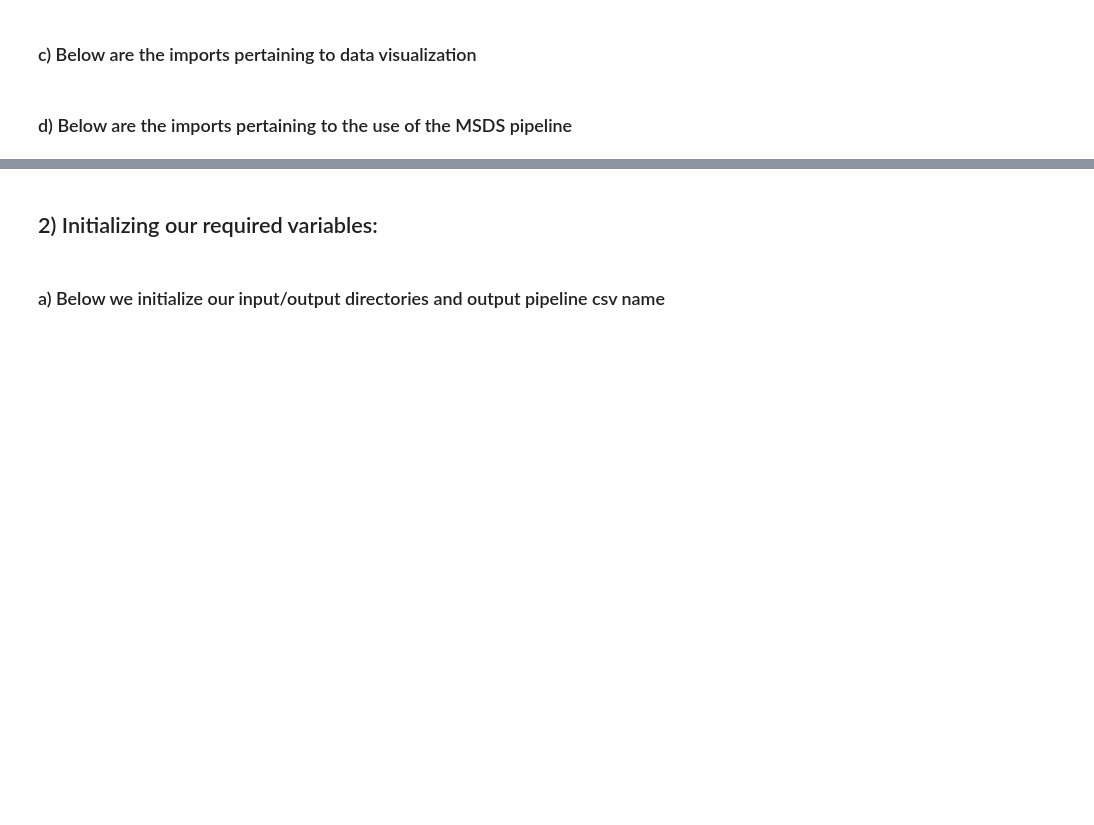
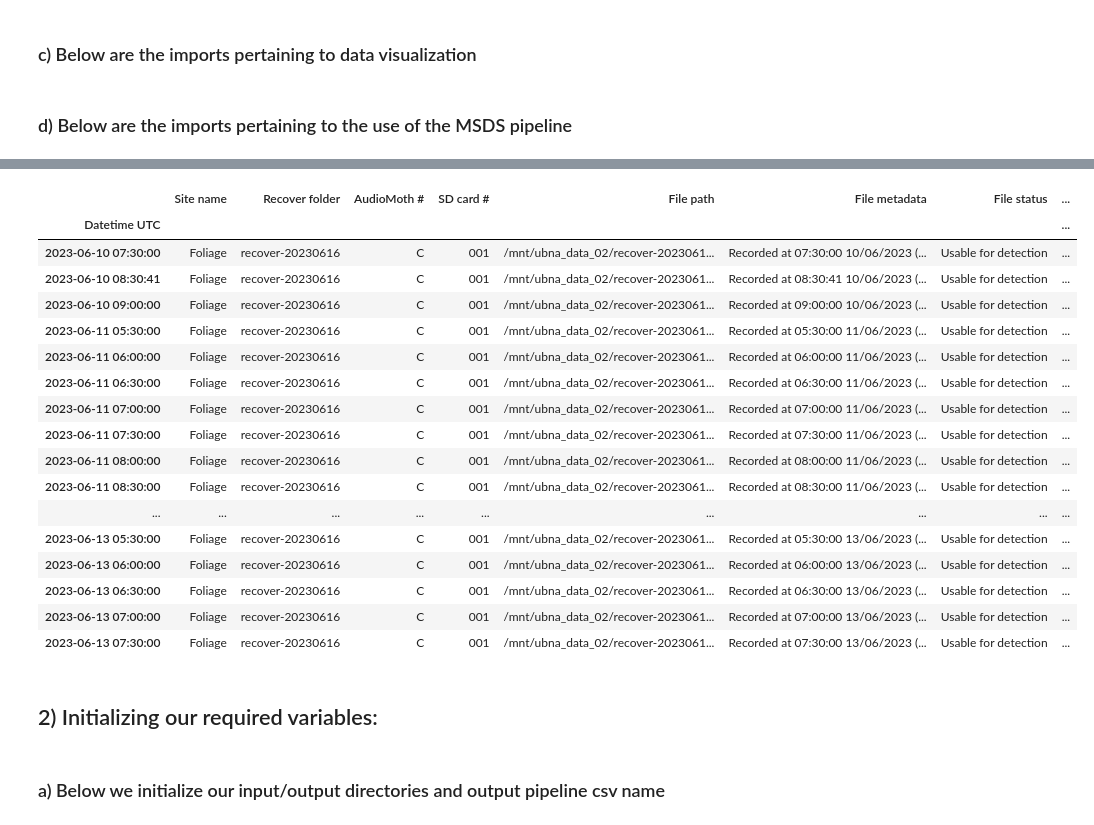
Before and after one commit to uw-echospace/bat-detector-msds, a Jupyter notebook: notebooks/test_batdetect2_pipeline.ipynb, the cells around one changed output, grey strips where cells are left out. Saved outputs shown, nothing was run; the diff lists cells and outputs as text; code cells hidden in the pictures; blank space fills up the shorter version.

```diff
--- a/notebooks/test_batdetect2_pipeline.ipynb
+++ b/notebooks/test_batdetect2_pipeline.ipynb
@@ -131,0 +76,5 @@ bd_dets
+# %%
+ubna_data_02_df = pd.read_csv('../output_dir/ubna_data_02_collected_audio_records.csv', index_col=0)
+ubna_data_02_df["Datetime UTC"] = pd.DatetimeIndex(ubna_data_02_df["Datetime UTC"])
+ubna_data_02_df.set_index("Datetime UTC", inplace=True)
+ubna_data_02_df
@@ -132,3 +96,31 @@ bd_dets
+# %%
+site_name_cond = ubna_data_02_df["Site name"] == "Foliage"
+recover_cond = ubna_data_02_df["Recover folder"] == "recover-20230616"
+sample_rate_cond = ubna_data_02_df["Sample rate"] == "192000"
+file_status_cond = ubna_data_02_df["File status"] == "Usable for detection"
+datetime_cond = np.logical_or((ubna_data_02_df.index).minute == 30, (ubna_data_02_df.index).minute == 0)
+
+filtered_df = ubna_data_02_df.loc[file_status_cond & site_name_cond & recover_cond & sample_rate_cond & datetime_cond]
+filtered_df.between_time("03:00", "13:30", inclusive="left").sort_index()[0:50]
+# %% [output]
+|  | Site name | Recover folder | AudioMoth # | SD card # | File path | File metadata | File status | ... |
+| Datetime UTC |  |  |  |  |  |  |  | ... |
+| 2023-06-10 07:30:00 | Foliage | recover-20230616 | C | 001 | /mnt/ubna_data_02/recover-2023061... | Recorded at 07:30:00 10/06/2023 (... | Usable for detection | ... |
+| 2023-06-10 08:30:41 | Foliage | recover-20230616 | C | 001 | /mnt/ubna_data_02/recover-2023061... | Recorded at 08:30:41 10/06/2023 (... | Usable for detection | ... |
+| 2023-06-10 09:00:00 | Foliage | recover-20230616 | C | 001 | /mnt/ubna_data_02/recover-2023061... | Recorded at 09:00:00 10/06/2023 (... | Usable for detection | ... |
+| 2023-06-11 05:30:00 | Foliage | recover-20230616 | C | 001 | /mnt/ubna_data_02/recover-2023061... | Recorded at 05:30:00 11/06/2023 (... | Usable for detection | ... |
+| 2023-06-11 06:00:00 | Foliage | recover-20230616 | C | 001 | /mnt/ubna_data_02/recover-2023061... | Recorded at 06:00:00 11/06/2023 (... | Usable for detection | ... |
+| 2023-06-11 06:30:00 | Foliage | recover-20230616 | C | 001 | /mnt/ubna_data_02/recover-2023061... | Recorded at 06:30:00 11/06/2023 (... | Usable for detection | ... |
+| 2023-06-11 07:00:00 | Foliage | recover-20230616 | C | 001 | /mnt/ubna_data_02/recover-2023061... | Recorded at 07:00:00 11/06/2023 (... | Usable for detection | ... |
+| 2023-06-11 07:30:00 | Foliage | recover-20230616 | C | 001 | /mnt/ubna_data_02/recover-2023061... | Recorded at 07:30:00 11/06/2023 (... | Usable for detection | ... |
+| 2023-06-11 08:00:00 | Foliage | recover-20230616 | C | 001 | /mnt/ubna_data_02/recover-2023061... | Recorded at 08:00:00 11/06/2023 (... | Usable for detection | ... |
+| 2023-06-11 08:30:00 | Foliage | recover-20230616 | C | 001 | /mnt/ubna_data_02/recover-2023061... | Recorded at 08:30:00 11/06/2023 (... | Usable for detection | ... |
+| ... | ... | ... | ... | ... | ... | ... | ... | ... |
+| 2023-06-13 05:30:00 | Foliage | recover-20230616 | C | 001 | /mnt/ubna_data_02/recover-2023061... | Recorded at 05:30:00 13/06/2023 (... | Usable for detection | ... |
+| 2023-06-13 06:00:00 | Foliage | recover-20230616 | C | 001 | /mnt/ubna_data_02/recover-2023061... | Recorded at 06:00:00 13/06/2023 (... | Usable for detection | ... |
+| 2023-06-13 06:30:00 | Foliage | recover-20230616 | C | 001 | /mnt/ubna_data_02/recover-2023061... | Recorded at 06:30:00 13/06/2023 (... | Usable for detection | ... |
+| 2023-06-13 07:00:00 | Foliage | recover-20230616 | C | 001 | /mnt/ubna_data_02/recover-2023061... | Recorded at 07:00:00 13/06/2023 (... | Usable for detection | ... |
+| 2023-06-13 07:30:00 | Foliage | recover-20230616 | C | 001 | /mnt/ubna_data_02/recover-2023061... | Recorded at 07:30:00 13/06/2023 (... | Usable for detection | ... |
 # %% [markdown]
 ## 2) Initializing our required variables:
 # %% [markdown]
```
Also changed, not shown: parts of 6 cells of this notebook, 2 other files.
